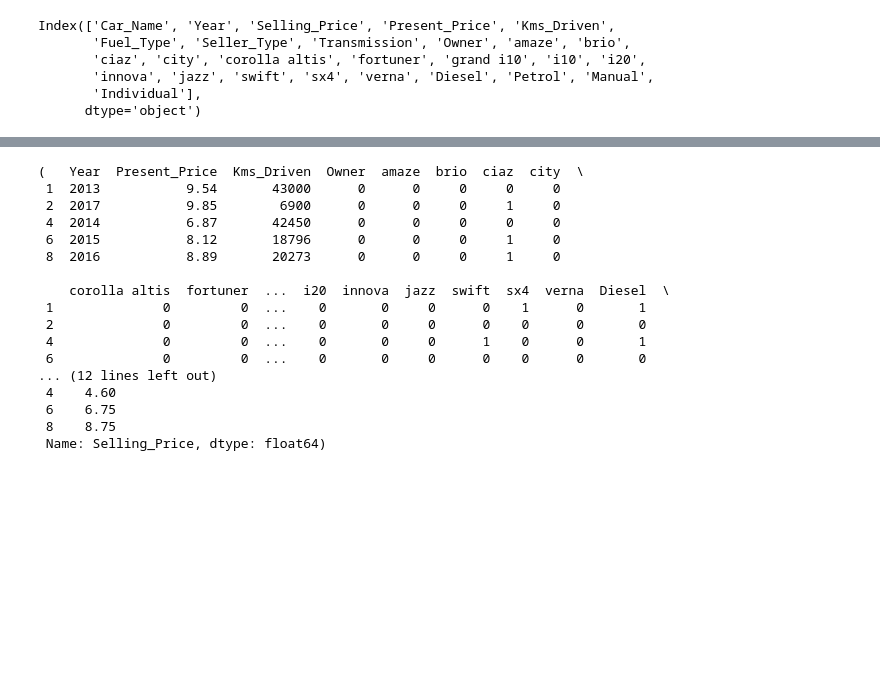
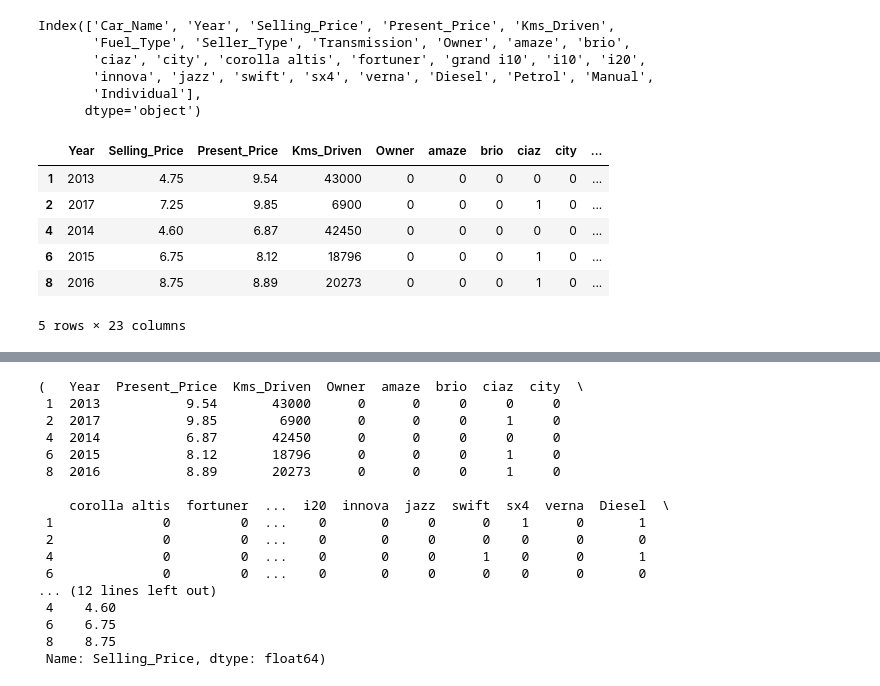
Before and after one commit to sabhashanki/Car_Price_Prediction, a Jupyter notebook: car_price.ipynb, the cells around one changed output, grey strips where cells are left out. Drawn from its saved outputs; the diff is of its cells as text; code cells hidden in the pictures; blank space fills up the shorter version.

```diff
--- a/car_price.ipynb
+++ b/car_price.ipynb
@@ -310,3 +310,13 @@ df.drop(columns = ['Car_Name','Fuel_Type','Seller_Type','Transmission'], inplace
 # %%
 y = df.Selling_Price
 x = df.drop(columns = ['Selling_Price'])
+# %%
+df.head()
+# %% [output]
+|  | Year | Selling_Price | Present_Price | Kms_Driven | Owner | amaze | brio | ciaz | city | ... |
+| 1 | 2013 | 4.75 | 9.54 | 43000 | 0 | 0 | 0 | 0 | 0 | ... |
+| 2 | 2017 | 7.25 | 9.85 | 6900 | 0 | 0 | 0 | 1 | 0 | ... |
+| 4 | 2014 | 4.60 | 6.87 | 42450 | 0 | 0 | 0 | 0 | 0 | ... |
+| 6 | 2015 | 6.75 | 8.12 | 18796 | 0 | 0 | 0 | 1 | 0 | ... |
+| 8 | 2016 | 8.75 | 8.89 | 20273 | 0 | 0 | 0 | 1 | 0 | ... |
+5 rows × 23 columns
```
Also changed, not shown: parts of 9 cells of this notebook, 2 other files.
